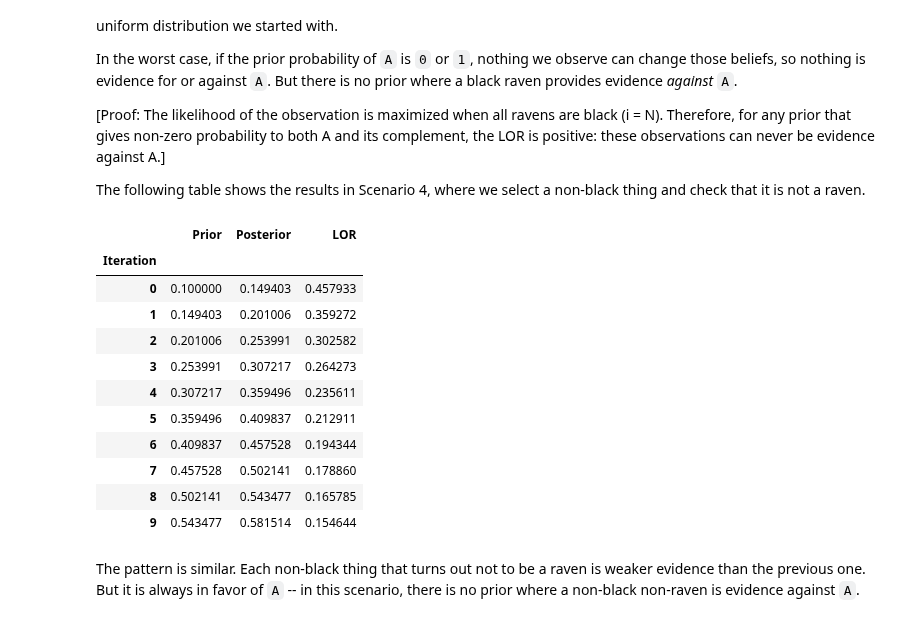
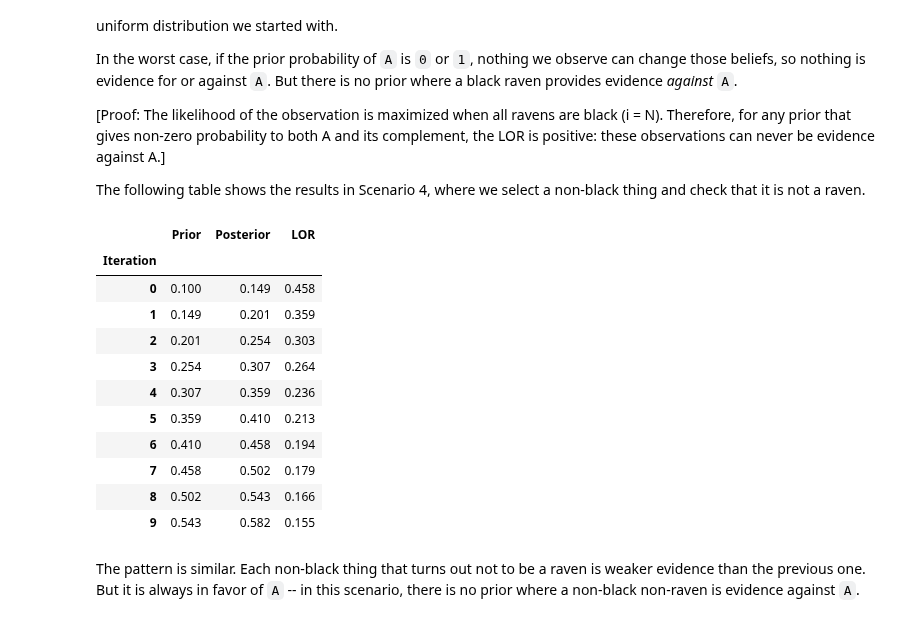
Before and after one commit to AllenDowney/ThinkBayes2, a Jupyter notebook: _sources/raven.ipynb, the cells around one changed output. Saved outputs shown, nothing was run; the diff lists cells and outputs as text; code cells hidden in the pictures.

```diff
--- a/_sources/raven.ipynb
+++ b/_sources/raven.ipynb
@@ -508,7 +508,7 @@ def make_table(res, columns=['Prior', 'Posterior']):
 This table shows the results in Scenario 1 (which is the same as in Scenario 3).
 For each iteration, the table shows the prior and posterior probability of `A`, and the log odds ratio.
 # %%
-multiple_updates(prior, update_scenario1, N, M)
+multiple_updates(prior, update_scenario1, N, M).round(3)
 # %% [output]
 |  | Prior | Posterior | LOR |
 | Iteration |  |  |  |
@@ -533,20 +533,20 @@ But there is no prior where a black raven provides evidence *against* `A`.
 
 The following table shows the results in Scenario 4, where we select a non-black thing and check that it is not a raven.
 # %%
-multiple_updates(prior, update_scenario4, N, M)
+multiple_updates(prior, update_scenario4, N, M).round(3)
 # %% [output]
 |  | Prior | Posterior | LOR |
 | Iteration |  |  |  |
-| 0 | 0.100000 | 0.149403 | 0.457933 |
-| 1 | 0.149403 | 0.201006 | 0.359272 |
-| 2 | 0.201006 | 0.253991 | 0.302582 |
-| 3 | 0.253991 | 0.307217 | 0.264273 |
-| 4 | 0.307217 | 0.359496 | 0.235611 |
-| 5 | 0.359496 | 0.409837 | 0.212911 |
-| 6 | 0.409837 | 0.457528 | 0.194344 |
-| 7 | 0.457528 | 0.502141 | 0.178860 |
-| 8 | 0.502141 | 0.543477 | 0.165785 |
-| 9 | 0.543477 | 0.581514 | 0.154644 |
+| 0 | 0.100 | 0.149 | 0.458 |
+| 1 | 0.149 | 0.201 | 0.359 |
+| 2 | 0.201 | 0.254 | 0.303 |
+| 3 | 0.254 | 0.307 | 0.264 |
+| 4 | 0.307 | 0.359 | 0.236 |
+| 5 | 0.359 | 0.410 | 0.213 |
+| 6 | 0.410 | 0.458 | 0.194 |
+| 7 | 0.458 | 0.502 | 0.179 |
+| 8 | 0.502 | 0.543 | 0.166 |
+| 9 | 0.543 | 0.582 | 0.155 |
 # %% [markdown]
 The pattern is similar.
 Each non-black thing that turns out not to be a raven is weaker evidence than the previous one.
```
Also changed, not shown: parts of 3 cells of this notebook, 2 other files.
